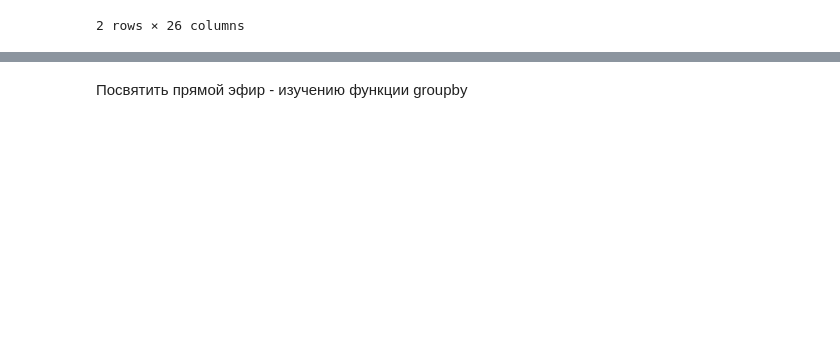
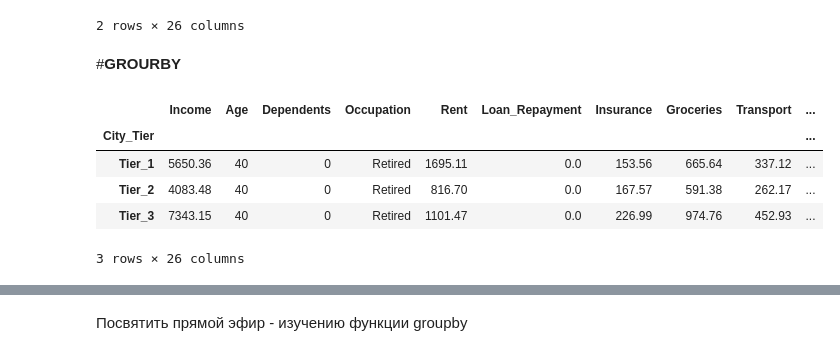
Before and after one commit to mks2607/Data_mks, a Jupyter notebook: Indian_Personal_Finance_and_Spending_Habits.ipynb, the cells around one changed output, grey strips where cells are left out. Cells and saved outputs as stored; diff of their text form; code cells hidden in the pictures; blank space fills up the shorter version.

```diff
--- a/Indian_Personal_Finance_and_Spending_Habits.ipynb
+++ b/Indian_Personal_Finance_and_Spending_Habits.ipynb
@@ -225,3 +225,18 @@ grouped_max
 | Retired | 201656.99 | 40 | 4 | Tier_3 | 59204.27 | 37798.11 | 9327.47 | 26000.79 | 14119.39 | ... |
 | Student | 161650.29 | 40 | 4 | Tier_3 | 48495.09 | 19158.68 | 7408.43 | 20185.01 | 10439.66 | ... |
 2 rows × 26 columns
+# %% [markdown]
+#**GROURBY**
+# %%
+grouped_sum = df.groupby('City_Tier').sum()
+grouped_min = df.groupby('City_Tier').min()
+
+
+grouped_min
+# %% [output]
+|  | Income | Age | Dependents | Occupation | Rent | Loan_Repayment | Insurance | Groceries | Transport | ... |
+| City_Tier |  |  |  |  |  |  |  |  |  | ... |
+| Tier_1 | 5650.36 | 40 | 0 | Retired | 1695.11 | 0.0 | 153.56 | 665.64 | 337.12 | ... |
+| Tier_2 | 4083.48 | 40 | 0 | Retired | 816.70 | 0.0 | 167.57 | 591.38 | 262.17 | ... |
+| Tier_3 | 7343.15 | 40 | 0 | Retired | 1101.47 | 0.0 | 226.99 | 974.76 | 452.93 | ... |
+3 rows × 26 columns
```
Also changed, not shown: parts of 9 cells of this notebook.
